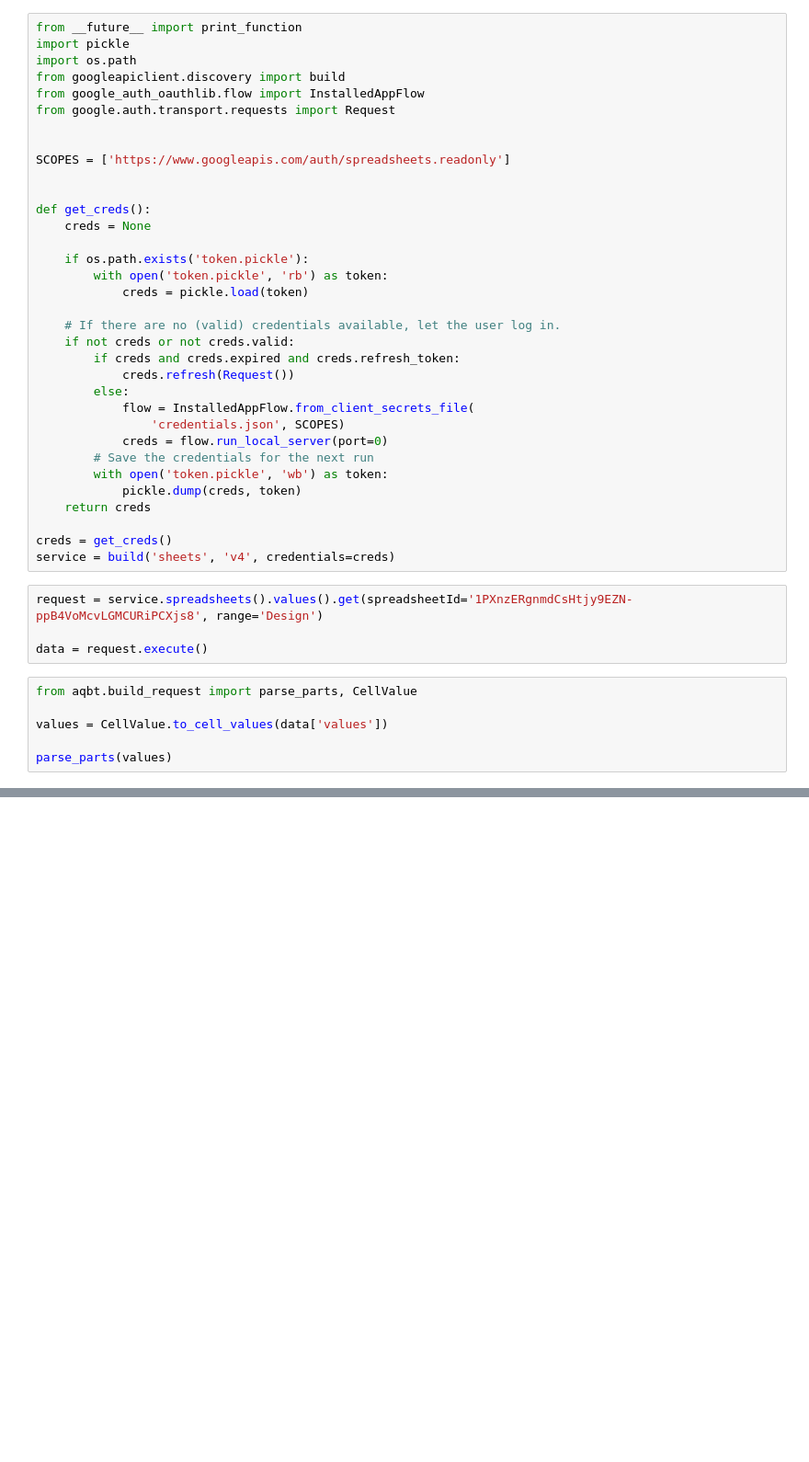
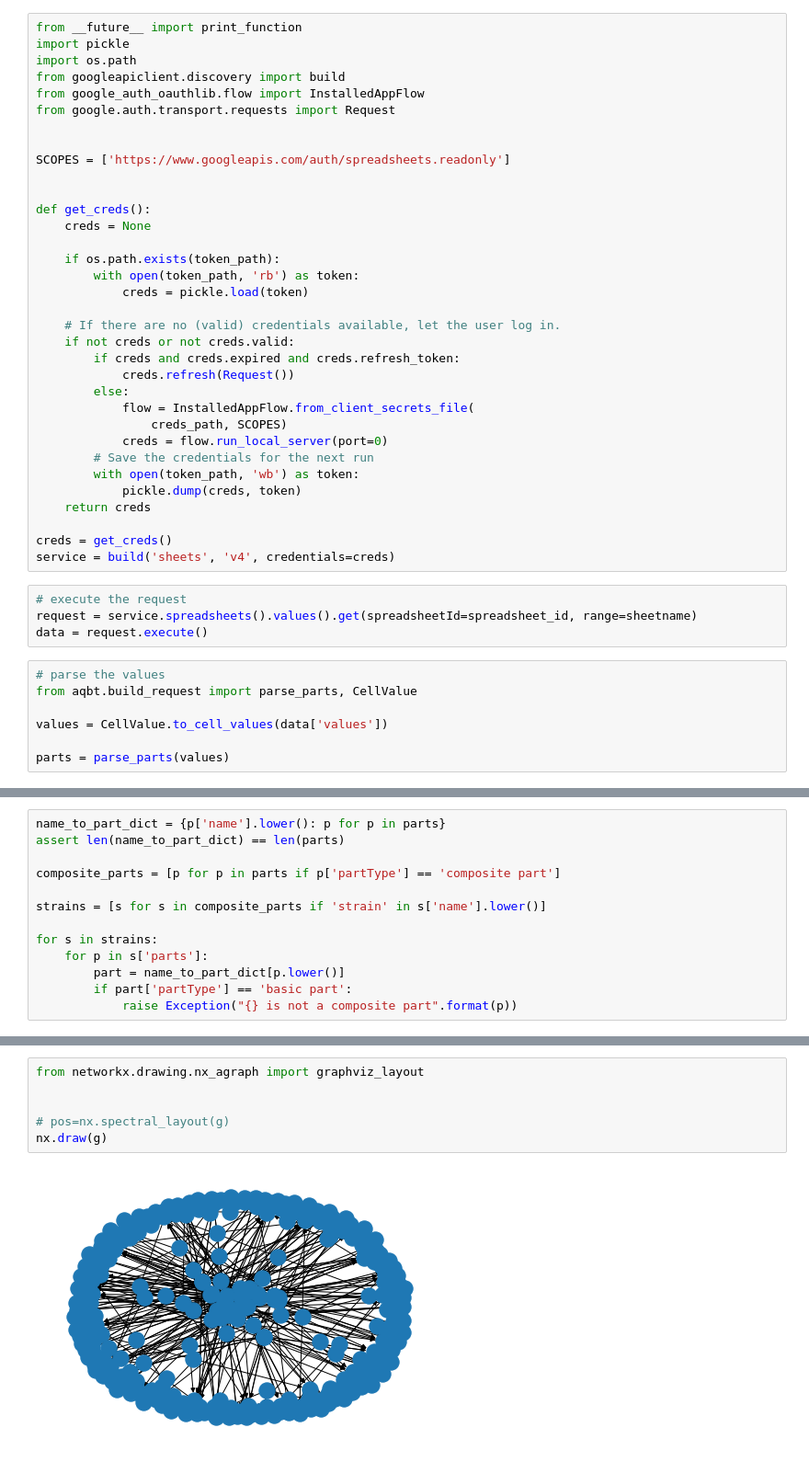
Before and after one commit to jvrana/aqbuildtools, a Jupyter notebook: examples/Untitled1.ipynb, the cells around one changed output, grey strips where cells are left out. Shown: that part at 92% size. Saved outputs shown, nothing was run; the diff lists cells and outputs as text; blank space fills up the shorter version.

Commit message:
corrects parsing code for build requests

```diff
--- a/examples/Untitled1.ipynb
+++ b/examples/Untitled1.ipynb
@@ -13,8 +33,8 @@ SCOPES = ['https://www.googleapis.com/auth/spreadsheets.readonly']
 def get_creds():
     creds = None
 
-    if os.path.exists('token.pickle'):
-        with open('token.pickle', 'rb') as token:
+    if os.path.exists(token_path):
+        with open(token_path, 'rb') as token:
             creds = pickle.load(token)
 
     # If there are no (valid) credentials available, let the user log in.
@@ -23,22 +43,23 @@ def get_creds():
             creds.refresh(Request())
         else:
             flow = InstalledAppFlow.from_client_secrets_file(
-                'credentials.json', SCOPES)
+                creds_path, SCOPES)
             creds = flow.run_local_server(port=0)
         # Save the credentials for the next run
-        with open('token.pickle', 'wb') as token:
+        with open(token_path, 'wb') as token:
             pickle.dump(creds, token)
     return creds
 
 creds = get_creds()
 service = build('sheets', 'v4', credentials=creds)
 # %%
-request = service.spreadsheets().values().get(spreadsheetId='1PXnzERgnmdCsHtjy9EZN-ppB4VoMcvLGMCURiPCXjs8', range='Design')
-
+# execute the request
+request = service.spreadsheets().values().get(spreadsheetId=spreadsheet_id, range=sheetname)
 data = request.execute()
 # %%
+# parse the values
 from aqbt.build_request import parse_parts, CellValue
 
 values = CellValue.to_cell_values(data['values'])
 
-parse_parts(values)
+parts = parse_parts(values)
@@ -68,0 +66,13 @@ values
+# %%
+name_to_part_dict = {p['name'].lower(): p for p in parts}
+assert len(name_to_part_dict) == len(parts)
+
+composite_parts = [p for p in parts if p['partType'] == 'composite part']
+
+strains = [s for s in composite_parts if 'strain' in s['name'].lower()]
+
+for s in strains:
+    for p in s['parts']:
+        part = name_to_part_dict[p.lower()]
+        if part['partType'] == 'basic part':
+            raise Exception("{} is not a composite part".format(p))
@@ -68,0 +156,8 @@ values
+# %%
+from networkx.drawing.nx_agraph import graphviz_layout
+
+
+# pos=nx.spectral_layout(g)
+nx.draw(g)
+# %% [output]
+[figure, added]
```
Also changed, not shown: parts of 9 cells of this notebook, 12 other files.
